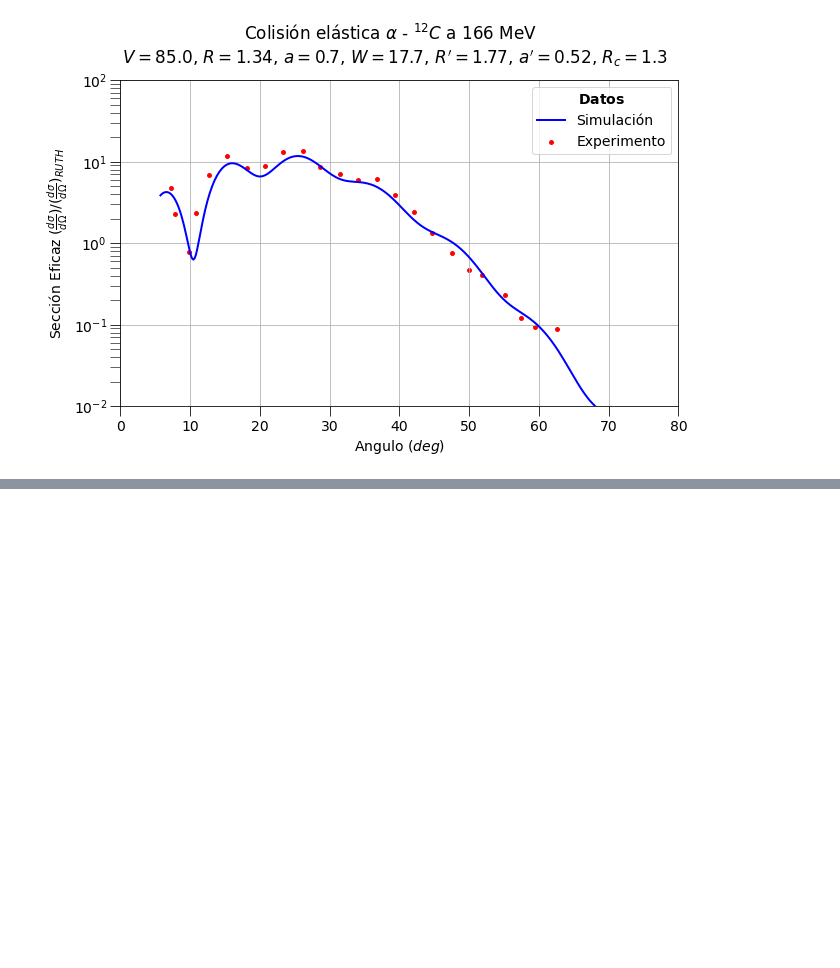
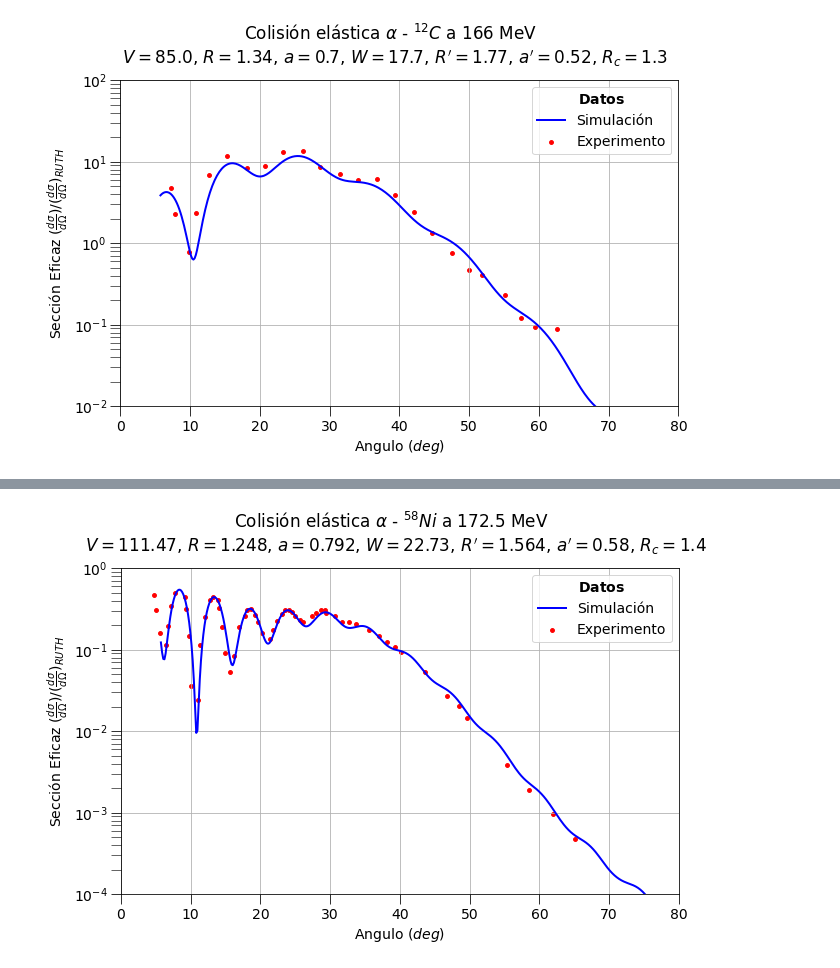
Before and after one commit to jsmojicaj/12C-alpha, a Jupyter notebook: Codigos/SeccionNuclear_alfa_12C.ipynb, the cells around one changed output, grey strips where cells are left out. Drawn from its saved outputs; the diff is of its cells as text; code cells hidden in the pictures; blank space fills up the shorter version.

```diff
--- a/Codigos/SeccionNuclear_alfa_12C.ipynb
+++ b/Codigos/SeccionNuclear_alfa_12C.ipynb
@@ -194,0 +205,5 @@ Function(Ab=58, Zb=28, Ap=4, Zp=2, E=172, parametros=[116.4, 1.245, 0.793, 20.52
+# %%
+Datos58Ni = np.loadtxt('./Datos/Datos58Ni.txt')[:,0:2]
+Function(Ab=58, Zb=28, Ap=4, Zp=2, E=172.5, parametros=[111.47, 1.248, 0.792, 22.73, 1.564, 0.580, 1.4], Datos=Datos58Ni, ylim=(0.0001,1), element='Ni')
+# %% [output]
+[figure, added]
```
Also changed, not shown: parts of 12 cells of this notebook, 14 other files.
